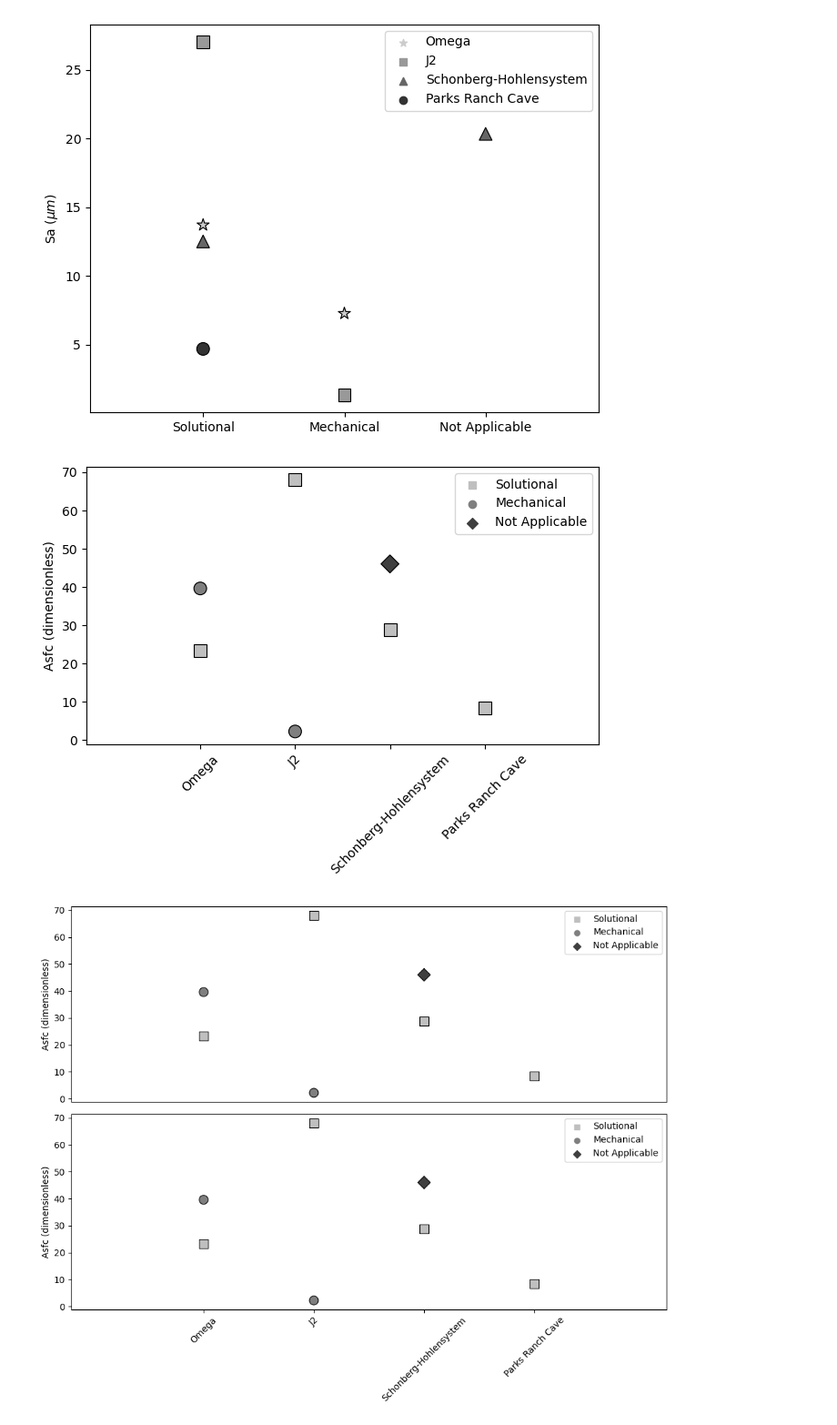
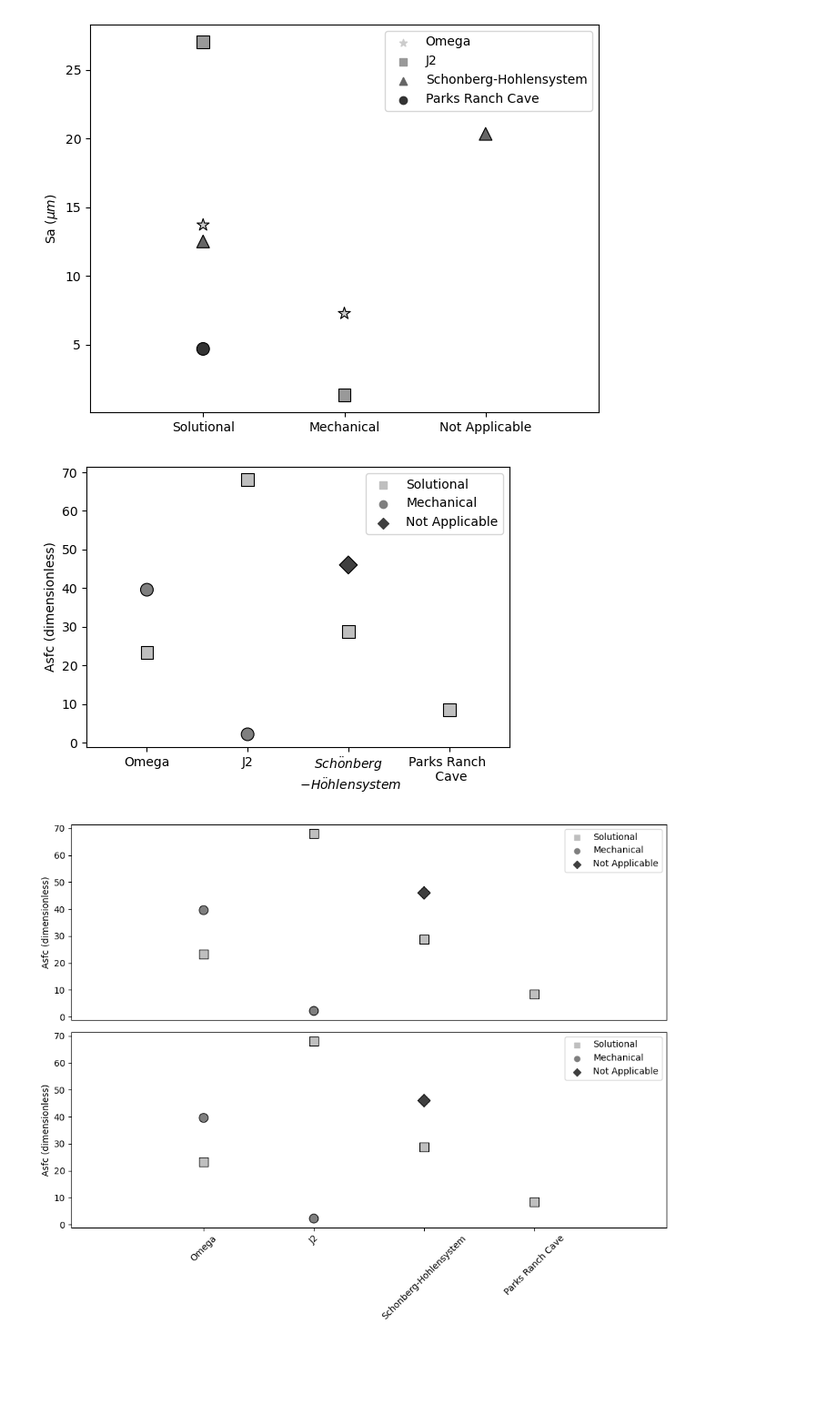
Before and after one commit to ethanoleson/Scallop_code, a Jupyter notebook: Roughness_figure/roughness2.ipynb, the cells around one changed output. Shown at 91% size. Drawn from its saved outputs; the diff is of its cells as text; code cells hidden in the pictures; blank space fills up the shorter version.

```diff
--- a/Roughness_figure/roughness2.ipynb
+++ b/Roughness_figure/roughness2.ipynb
@@ -181,26 +181,46 @@ roughnessplot(cm_data_Mod_prc, 'feature', 'cave', 'cave', 'binary', {'Parks Ranc
 # %% [output]
 [figure]
 # %%
+import matplotlib.pyplot as plt
+import seaborn as sns
+
 spreadsheet = cm_data_Mod_prc
 markers_choice = {'Mechanical': 'o', 'Solutional': 's', 'Not Applicable': 'D'}
 x_axis = 'cave'
 color_by = 'feature'
 marker_style = 'feature'
 color_palette = 'binary'
 
-sns.scatterplot(data= spreadsheet, x= spreadsheet[x_axis], y = spreadsheet['asfc'], hue= spreadsheet[color_by],
-                style= spreadsheet[marker_style], markers=markers_choice,
+# Create a single plot
+fig, ax = plt.subplots(figsize=(6, 4))
+
+# Plot the data
+sns.scatterplot(data=spreadsheet, x=spreadsheet[x_axis], y=spreadsheet['asfc'], hue=spreadsheet[color_by],
+                style=spreadsheet[marker_style], markers=markers_choice,
                 palette=color_palette, s=100, edgecolor='black')
-plt.margins(x=0.4)
-plt.xticks(rotation=45)
-plt.xlabel('')
-plt.ylabel('Asfc (dimensionless)')
-plt.legend(title = '')
-plt.tight_layout()
-#plt.savefig('Sa_v_cave_by_feature.png', dpi = 300)
+ax.margins(x=0.2)
+ax.set_ylabel('Asfc (dimensionless)')
+
+# Manually set x-axis tick positions and labels
+custom_xticks = [0, 1, 2, 3]  # Replace with your desired tick positions
+custom_xticklabels = custom_xticklabels = ['Omega', 'J2', '$Sch \ddot{o} nberg$ \n $-H \ddot{o}hlensystem$', 'Parks Ranch \n Cave']   # Replace with your desired tick labels
+ax.set_xticks(custom_xticks)
+ax.set_xticklabels(custom_xticklabels)
+ax.set_xlabel('')
+
+# Create a legend
+handles, labels = ax.get_legend_handles_labels()
+ax.legend(handles, labels, loc='upper right')
+
+# Adjust layout and save the plot
+
+# Uncomment the line below to save the plot
+plt.savefig('asfc_v_cave_by_feature.png', dpi=300)
+
+# Display the plot
 plt.show()
 # %% [output]
-[figure, old version]
+[figure, new version]
 # %%
 import matplotlib.pyplot as plt
 import seaborn as sns
```
Also changed, not shown: parts of 3 cells of this notebook, 5 other files.
